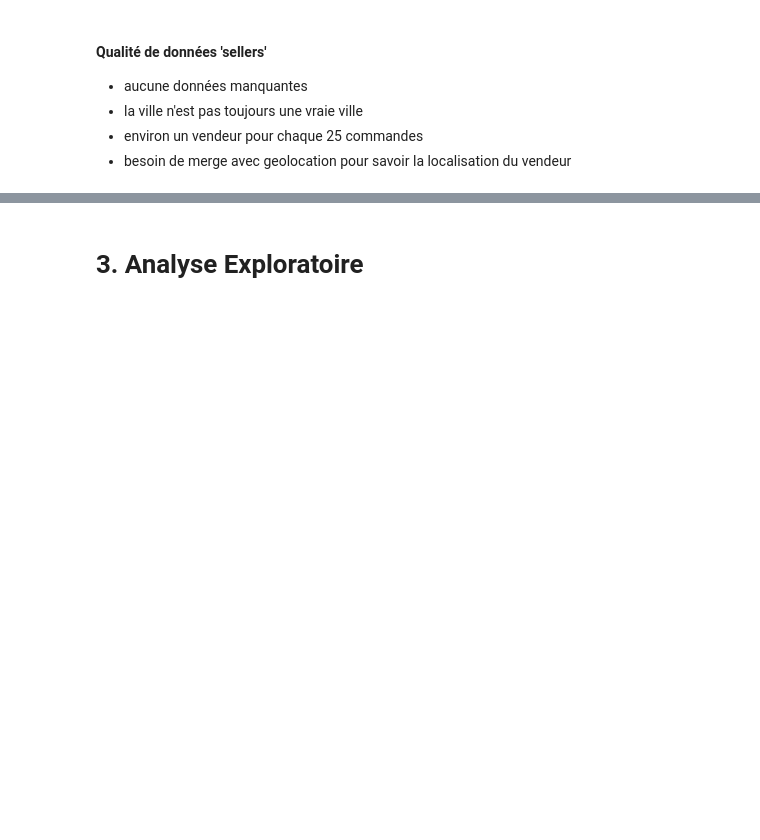
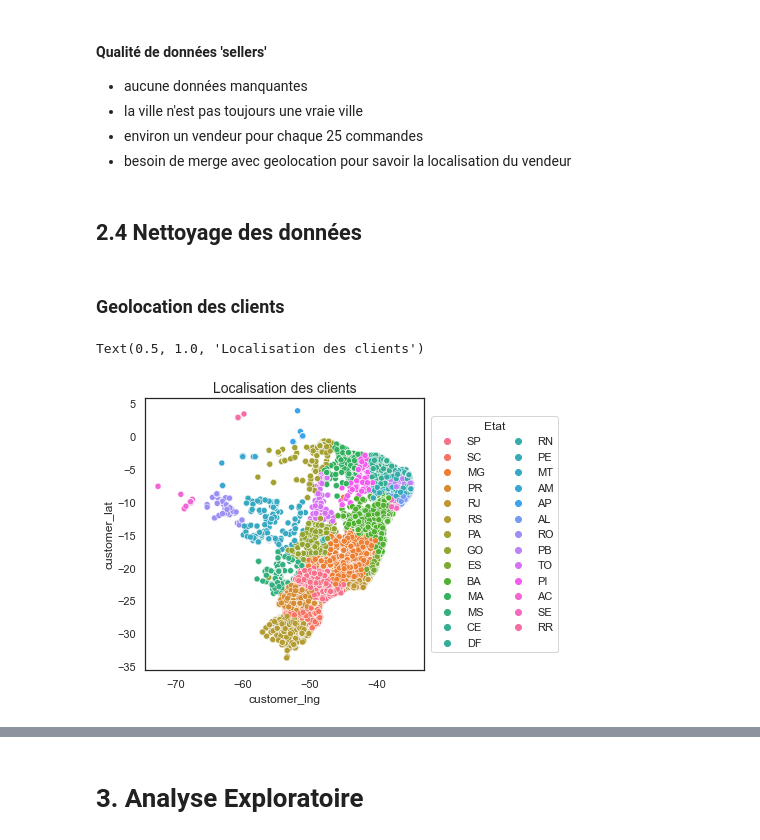
Before and after one commit to mrcreasey/oc-ds-p5-unsupervised-clustering, a Jupyter notebook: P5_01_analyse.ipynb, the cells around one changed output, grey strips where cells are left out. Drawn from its saved outputs; the diff is of its cells as text; code cells hidden in the pictures; blank space fills up the shorter version.

```diff
--- a/P5_01_analyse.ipynb
+++ b/P5_01_analyse.ipynb
@@ -670,3 +670,18 @@ decrire_dataframe(sellers)
 - la ville n'est pas toujours une vraie ville
 - environ un vendeur pour chaque 25 commandes
 - besoin de merge avec geolocation pour savoir la localisation du vendeur
+# %% [markdown]
+## 2.4 Nettoyage des données
+# %% [markdown]
+### Geolocation des clients
+# %%
+geolocal=geoloc[['geolocation_zip_code_prefix','geolocation_lng','geolocation_lat']]
+geolocal.columns=['customer_zip_code_prefix','customer_lng','customer_lat']
+customers_geo = customers.merge(geolocal, on='customer_zip_code_prefix', how='left')
+plt.figure(figsize=(5,5))
+sns.scatterplot(data=customers_geo,x='customer_lng', y='customer_lat', hue='customer_state')
+plt.legend(title='Etat', bbox_to_anchor=(1.5, 0.5), loc=5, ncol=2)
+plt.title('Localisation des clients', fontsize=14)
+# %% [output]
+Text(0.5, 1.0, 'Localisation des clients')
+[figure, added]
```
Also changed, not shown: parts of 10 cells of this notebook.
